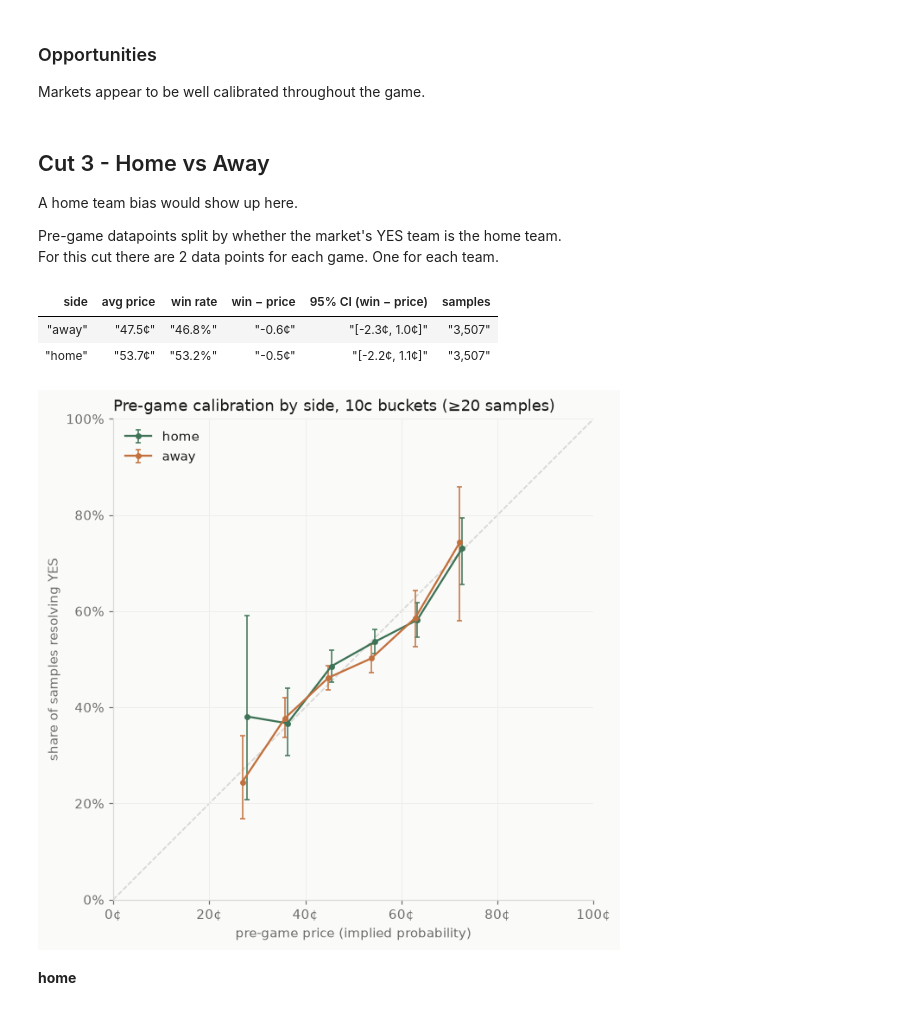
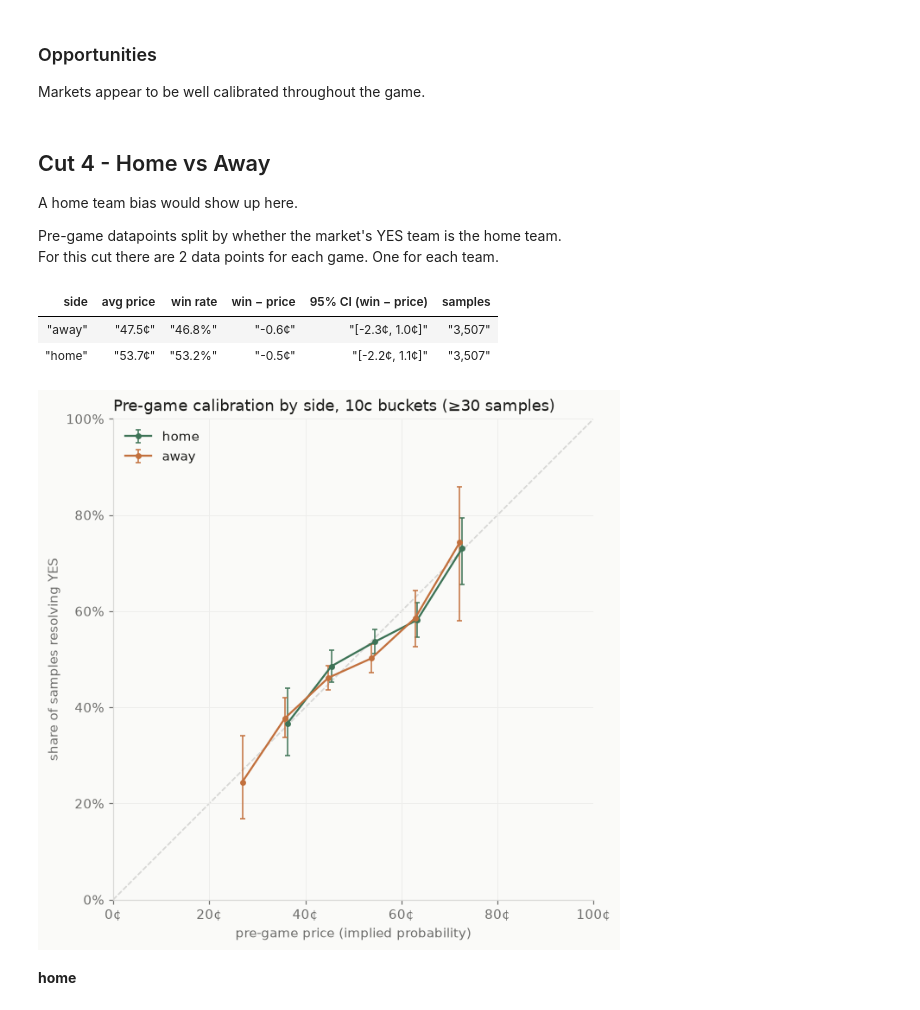
Before and after one commit to zhinit/prediction-market-analysis, a Jupyter notebook: analysis/mlb_calibration.ipynb, the cells around one changed output. Cells and saved outputs as stored; diff of their text form; code cells hidden in the pictures.

```diff
--- a/analysis/mlb_calibration.ipynb
+++ b/analysis/mlb_calibration.ipynb
@@ -438,7 +504,7 @@ We can get a visual understanding of the sample distribution by looking at the w
 ### Opportunities
 Markets appear to be well calibrated throughout the game.
 # %% [markdown]
-## Cut 3 - Home vs Away
+## Cut 4 - Home vs Away
 A home team bias would show up here.
 
 Pre-game datapoints split by whether the market's YES team is the home team.\
@@ -454,26 +520,26 @@ show_group(sides, "side")
 # %%
 fig, ax = plt.subplots(figsize=(6.2, 6.2))
 
 home = calibration("mlb_calib_pre_snapshots", "side = 'home'")
 away = calibration("mlb_calib_pre_snapshots", "side = 'away'")
 # tails hold 1-2 samples per bucket; plot only buckets with real sample
-plot_calibration(ax, home.filter(pl.col("n_samples") >= 20),
+plot_calibration(ax, home.filter(pl.col("n_samples") >= 30),
                  color=GREEN, label="home")
-plot_calibration(ax, away.filter(pl.col("n_samples") >= 20),
+plot_calibration(ax, away.filter(pl.col("n_samples") >= 30),
                  color=CLAY, label="away")
 
 ax.set_xlabel("pre-game price (implied probability)")
 ax.set_ylabel("share of samples resolving YES")
-ax.set_title("Pre-game calibration by side, 10c buckets (≥20 samples)",
+ax.set_title("Pre-game calibration by side, 10c buckets (≥30 samples)",
              color=INK)
 ax.xaxis.set_major_formatter(CENTS)
 ax.yaxis.set_major_formatter(PCT)
 ax.legend(loc="upper left", frameon=False)
 
 fig.tight_layout()
 plt.show()
 # %% [output]
-[figure, old version]
+[figure, new version]
 # %%
 display(Markdown("**home**"))
 display(show_calibration(home))
```
Also changed, not shown: parts of 18 cells of this notebook, 3 other files.
